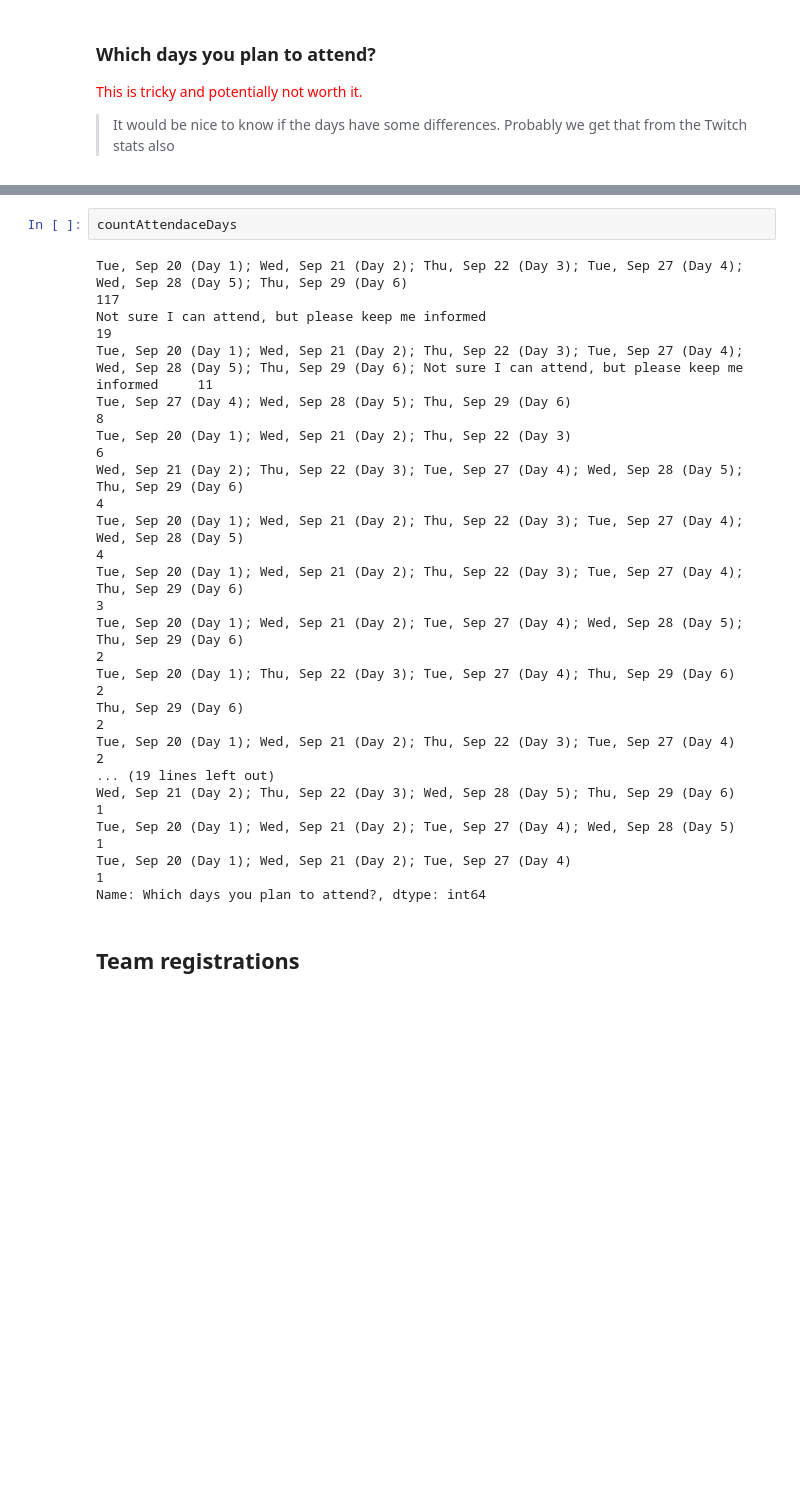
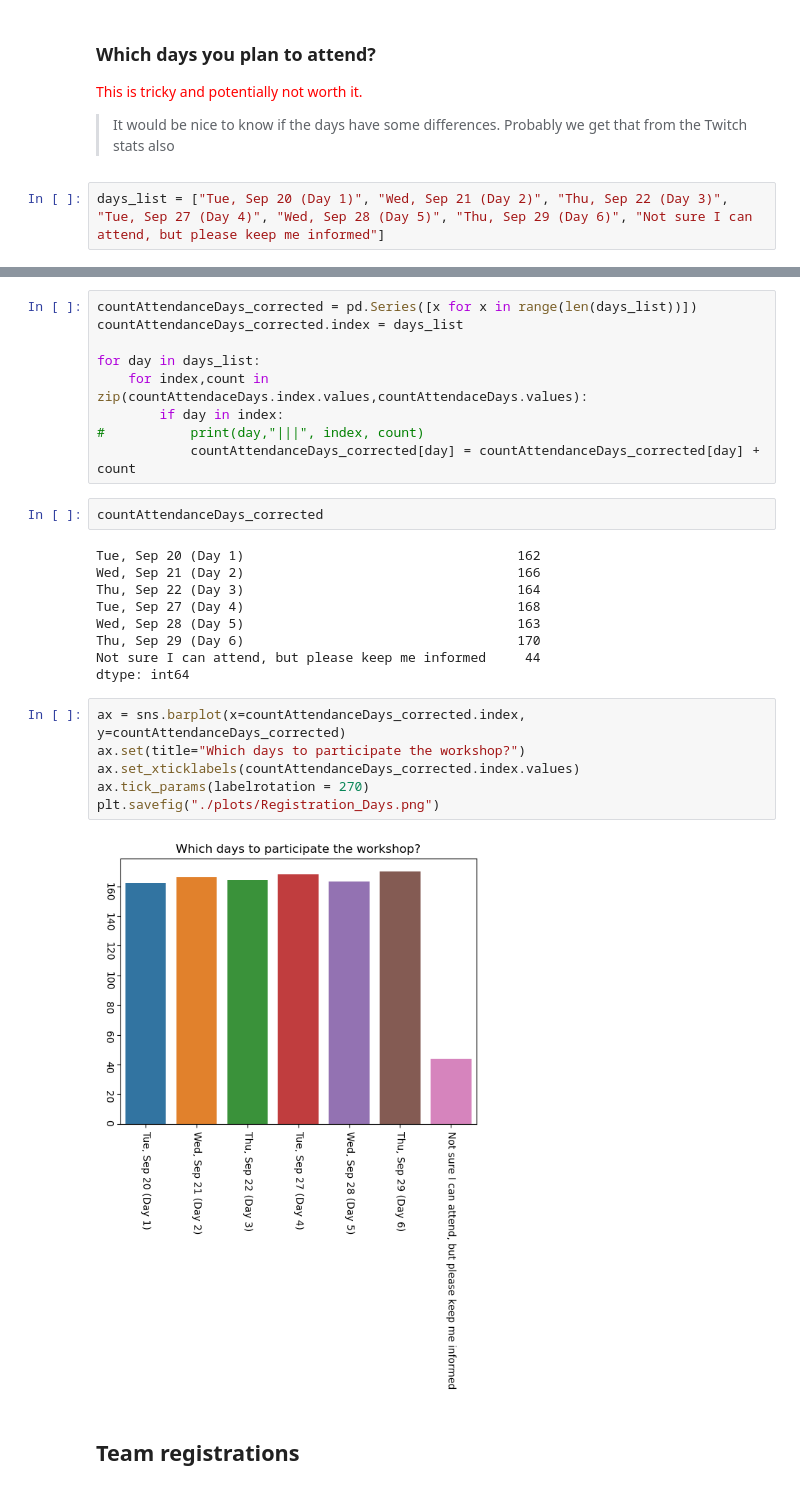
Before and after one commit to coderefinery/workshop-stats, a Jupyter notebook: Registration_stats.ipynb, the cells around one changed output, grey strips where cells are left out. Drawn from its saved outputs; the diff is of its cells as text; blank space fills up the shorter version.

```diff
--- a/Registration_stats.ipynb
+++ b/Registration_stats.ipynb
@@ -282,3 +441,5 @@ Name: Stream only or also exercise group? Video or in-person?, dtype: int64
 
 <font color=#ff0000>This is tricky and potentially not worth it.</font>
 > It would be nice to know if the days have some differences. Probably we get that from the Twitch stats also
+# %%
+days_list = ["Tue, Sep 20 (Day 1)", "Wed, Sep 21 (Day 2)", "Thu, Sep 22 (Day 3)", "Tue, Sep 27 (Day 4)", "Wed, Sep 28 (Day 5)", "Thu, Sep 29 (Day 6)", "Not sure I can attend, but please keep me informed"]
@@ -285,23 +457,31 @@ Name: Stream only or also exercise group? Video or in-person?, dtype: int64
+# %%
+countAttendanceDays_corrected = pd.Series([x for x in range(len(days_list))])
+countAttendanceDays_corrected.index = days_list
+
+for day in days_list:
+    for index,count in zip(countAttendaceDays.index.values,countAttendaceDays.values):
+        if day in index:
+#           print(day,"|||", index, count)
+            countAttendanceDays_corrected[day] = countAttendanceDays_corrected[day] + count
 # %%
-countAttendaceDays
+countAttendanceDays_corrected
 # %% [output]
-Tue, Sep 20 (Day 1); Wed, Sep 21 (Day 2); Thu, Sep 22 (Day 3); Tue, Sep 27 (Day 4); Wed, Sep 28 (Day 5); Thu, Sep 29 (Day 6)                                                        117
-Not sure I can attend, but please keep me informed                                                                                                                                   19
-Tue, Sep 20 (Day 1); Wed, Sep 21 (Day 2); Thu, Sep 22 (Day 3); Tue, Sep 27 (Day 4); Wed, Sep 28 (Day 5); Thu, Sep 29 (Day 6); Not sure I can attend, but please keep me informed     11
-Tue, Sep 27 (Day 4); Wed, Sep 28 (Day 5); Thu, Sep 29 (Day 6)                                                                                                                         8
-Tue, Sep 20 (Day 1); Wed, Sep 21 (Day 2); Thu, Sep 22 (Day 3)                                                                                                                         6
-Wed, Sep 21 (Day 2); Thu, Sep 22 (Day 3); Tue, Sep 27 (Day 4); Wed, Sep 28 (Day 5); Thu, Sep 29 (Day 6)                                                                               4
-Tue, Sep 20 (Day 1); Wed, Sep 21 (Day 2); Thu, Sep 22 (Day 3); Tue, Sep 27 (Day 4); Wed, Sep 28 (Day 5)                                                                               4
-Tue, Sep 20 (Day 1); Wed, Sep 21 (Day 2); Thu, Sep 22 (Day 3); Tue, Sep 27 (Day 4); Thu, Sep 29 (Day 6)                                                                               3
-Tue, Sep 20 (Day 1); Wed, Sep 21 (Day 2); Tue, Sep 27 (Day 4); Wed, Sep 28 (Day 5); Thu, Sep 29 (Day 6)                                                                               2
-Tue, Sep 20 (Day 1); Thu, Sep 22 (Day 3); Tue, Sep 27 (Day 4); Thu, Sep 29 (Day 6)                                                                                                    2
-Thu, Sep 29 (Day 6)                                                                                                                                                                   2
-Tue, Sep 20 (Day 1); Wed, Sep 21 (Day 2); Thu, Sep 22 (Day 3); Tue, Sep 27 (Day 4)                                                                                                    2
-... (19 lines left out)
-Wed, Sep 21 (Day 2); Thu, Sep 22 (Day 3); Wed, Sep 28 (Day 5); Thu, Sep 29 (Day 6)                                                                                                    1
-Tue, Sep 20 (Day 1); Wed, Sep 21 (Day 2); Tue, Sep 27 (Day 4); Wed, Sep 28 (Day 5)                                                                                                    1
-Tue, Sep 20 (Day 1); Wed, Sep 21 (Day 2); Tue, Sep 27 (Day 4)                                                                                                                         1
-Name: Which days you plan to attend?, dtype: int64
+Tue, Sep 20 (Day 1)                                   162
+Wed, Sep 21 (Day 2)                                   166
+Thu, Sep 22 (Day 3)                                   164
+Tue, Sep 27 (Day 4)                                   168
+Wed, Sep 28 (Day 5)                                   163
+Thu, Sep 29 (Day 6)                                   170
+Not sure I can attend, but please keep me informed     44
+dtype: int64
+# %%
+ax = sns.barplot(x=countAttendanceDays_corrected.index, y=countAttendanceDays_corrected)
+ax.set(title="Which days to participate the workshop?")
+ax.set_xticklabels(countAttendanceDays_corrected.index.values)
+ax.tick_params(labelrotation = 270)
+plt.savefig("./plots/Registration_Days.png")
+# %% [output]
+[figure, added]
 # %% [markdown]
 ## Team registrations
 <a id =2> </a>
```
Also changed, not shown: parts of 40 cells of this notebook.
